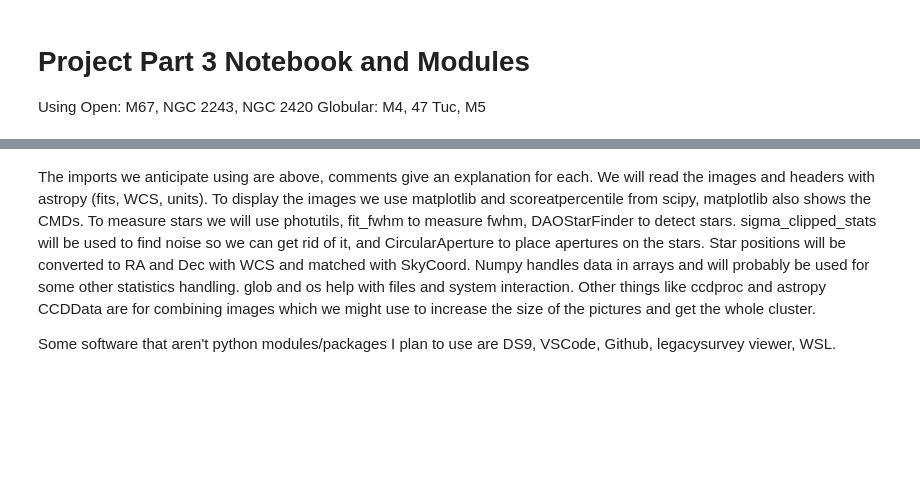
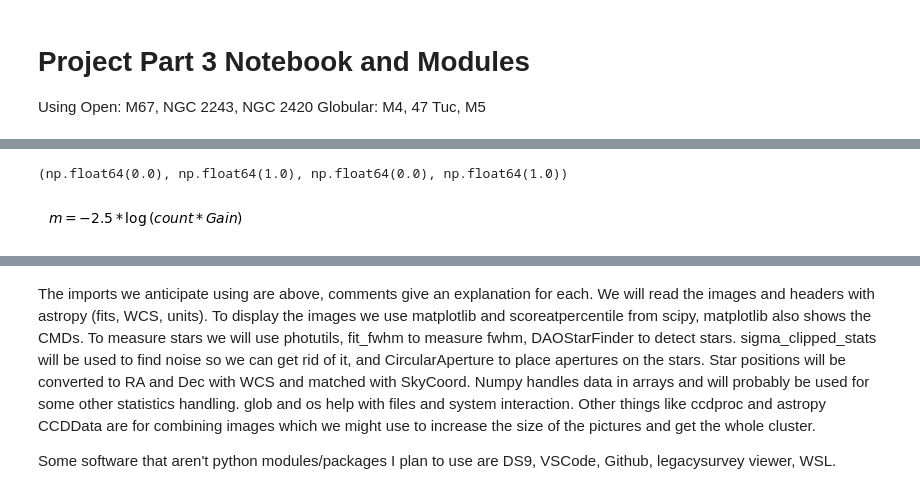
Before and after one commit to alexhlanter/ASTR596-Capstone-Project, a Jupyter notebook: capstone_part3.ipynb, the cells around one changed output, grey strips where cells are left out. Saved outputs shown, nothing was run; the diff lists cells and outputs as text; code cells hidden in the pictures; blank space fills up the shorter version.

```diff
--- a/capstone_part3.ipynb
+++ b/capstone_part3.ipynb
@@ -7,0 +16,8 @@ Globular: M4, 47 Tuc, M5
+# %%
+import matplotlib.pyplot as plt
+plt.figure(figsize=(.1,.1))
+plt.text(0,1, s='$ m = -2.5 *\log{(count * Gain)} $')
+plt.axis('off')
+# %% [output]
+(np.float64(0.0), np.float64(1.0), np.float64(0.0), np.float64(1.0))
+[figure, added]
```
Also changed, not shown: parts of 4 cells of this notebook.
